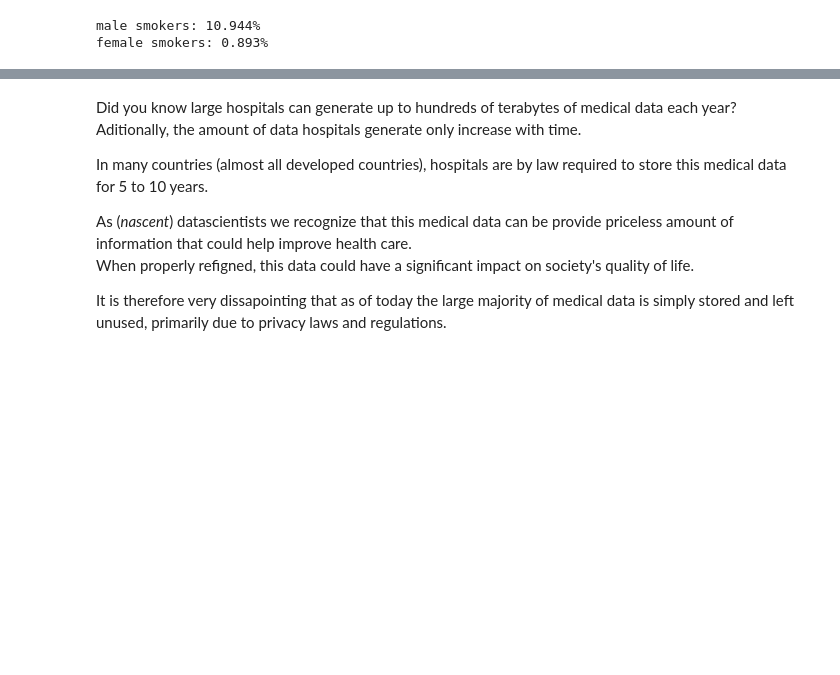
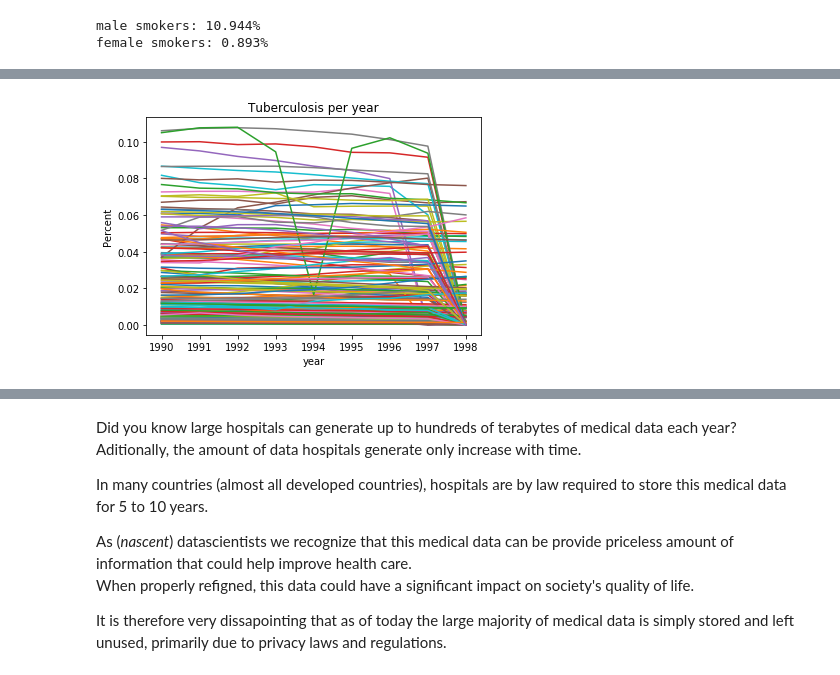
Before and after one commit to itsyaboii1337/Data_Science_Alliance, a Jupyter notebook: Analysing_Medical_Data.ipynb, the cells around one changed output, grey strips where cells are left out. Drawn from its saved outputs; the diff is of its cells as text; code cells hidden in the pictures; blank space fills up the shorter version.

Commit message:
Analysing disease data with time on OurWorldOnData dataset, loaded data

```diff
--- a/Analysing_Medical_Data.ipynb
+++ b/Analysing_Medical_Data.ipynb
@@ -192 +192,4 @@ According to this dataset, men smoke 10x more than woman!<br>
 This approximately agrees with findings in literature.
+# %%
+dataGeographic1=pd.read_csv("Geographic_disease_data/IHME-GBD_2017_DATA-6602a218-1.csv")
+dataGeographic1.head(5)
@@ -192,0 +203,12 @@ This approximately agrees with findings in literature.
+# %%
+#Years in data
+years=np.unique(dataGeographic1["year"])
+#countries in data
+countries=np.unique(dataGeographic1["location_name"])
+# %%
+diseasesToStudy=["Cardiovascular diseases", 'Diabetes and kidney diseases', 'HIV/AIDS', 'Neglected tropical diseases and malaria',
+                 'Sexually transmitted infections excluding HIV', 'Tuberculosis', 'Chronic respiratory diseases']
+data1=dataGeographic1[dataGeographic1["cause_name"].isin(diseasesToStudy)]
+# %%
+pivoted=pd.pivot_table(data1, index=["location_name", "year", "cause_name","measure_name"], columns="metric_name", values="val")
+pivoted.head(5)
@@ -192,0 +247,25 @@ This approximately agrees with findings in literature.
+# %%
+disease="Tuberculosis"
+measure="Deaths"
+metric="Percent"
+#countries=[]
+for country in countries:
+    yearlyData=np.zeros(len(years))
+    i=0
+    for year in years:
+        try:
+            data=pivoted.loc[country, year, disease, measure][metric] #take value using multi index
+        except KeyError as e:
+            #print("KeyEData missing:", country, year, disease, measure, metric)
+            data=0
+        yearlyData[i]=data
+        i+=1
+    plt.plot(years, yearlyData, label=country)
+    plt.title(disease+" per year")
+
+#plt.legend()
+plt.xlabel("Year")
+plt.ylabel(metric)
+plt.show()
+# %% [output]
+[figure, added]
```
Also changed, not shown: parts of 14 cells of this notebook.
